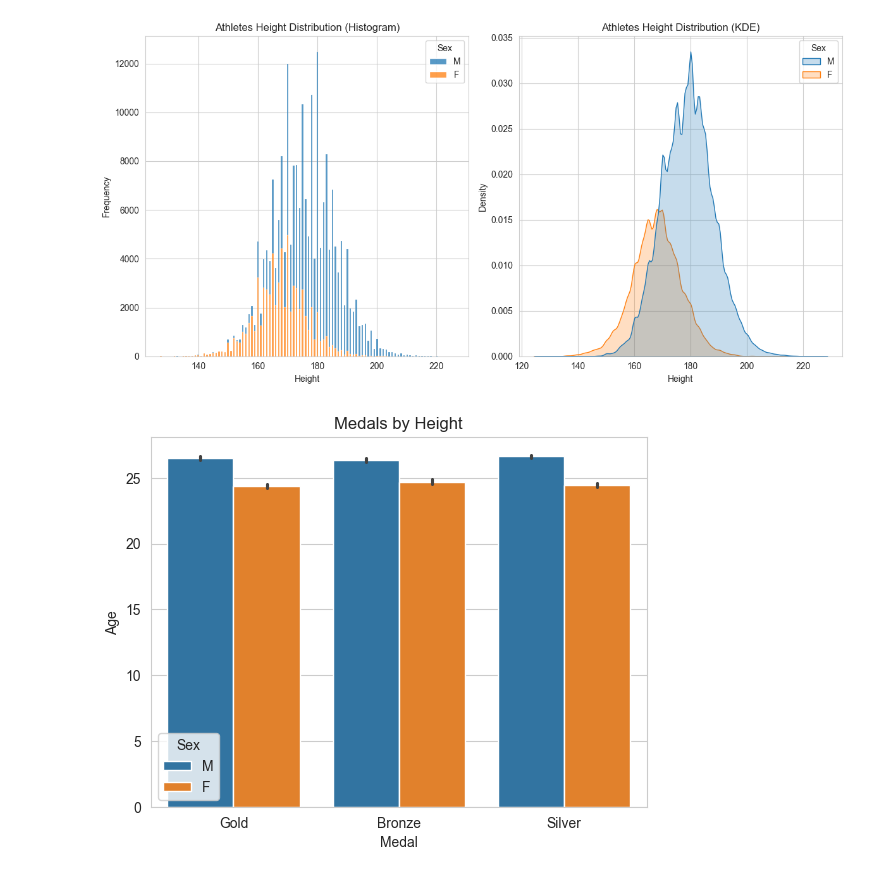
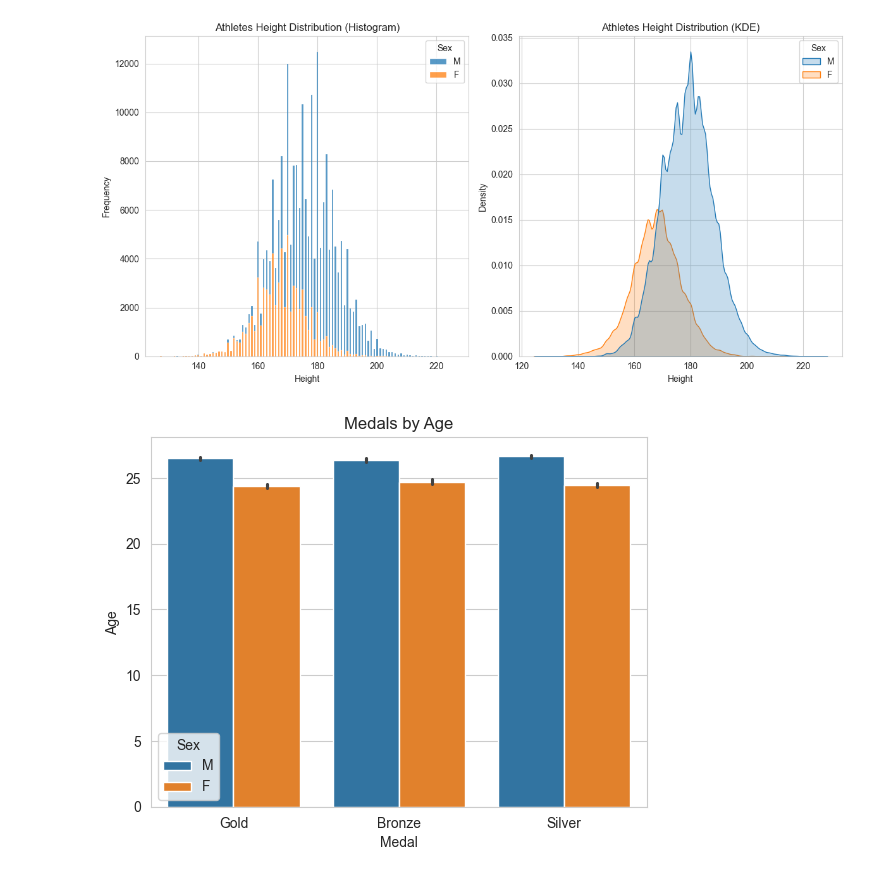
Before and after one commit to Dani-8/120Years-Of-Olympics-Data-Analysis, a Jupyter notebook: 120 Years Of Olympic.ipynb, the cells around one changed output. Cells and saved outputs as stored; diff of their text form; code cells hidden in the pictures.

```diff
--- a/120 Years Of Olympic.ipynb
+++ b/120 Years Of Olympic.ipynb
@@ -228,7 +229,7 @@ plt.show()
 [figure]
 # %%
 sns.barplot(x="Medal" , y="Age", hue="Sex" , data=df)
-plt.title("Medals by Height")
+plt.title("Medals by Age")
 plt.show()            # Barplot gives you mean of Age
 # %% [output]
-[figure, old version]
+[figure, new version]
```
Also changed, not shown: parts of 3 cells of this notebook.
